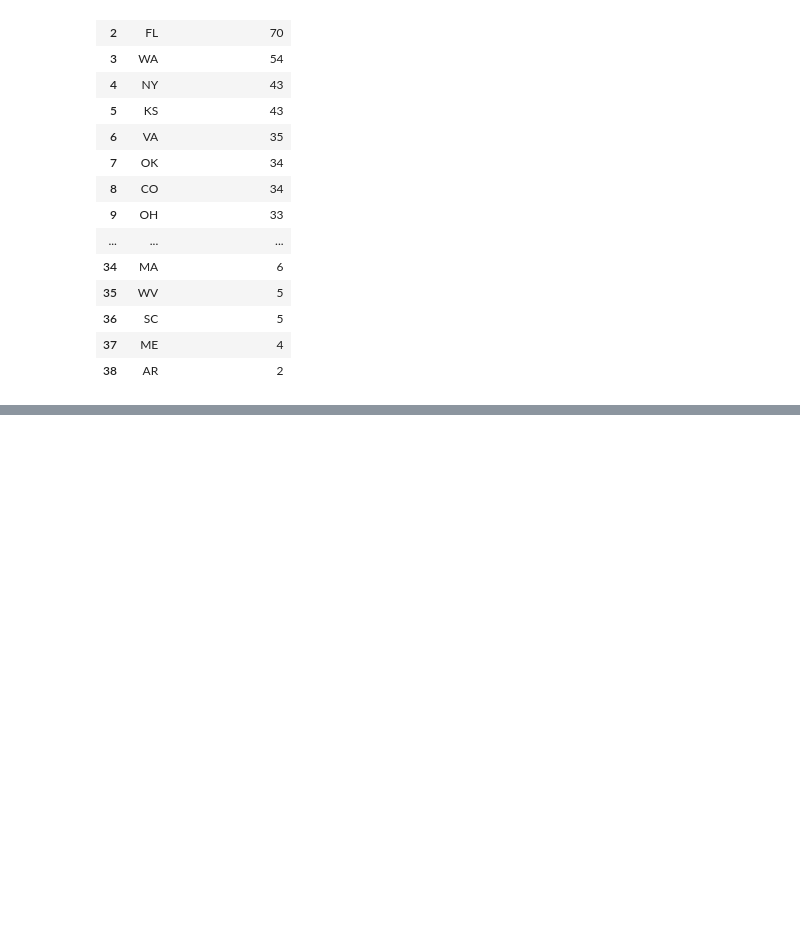
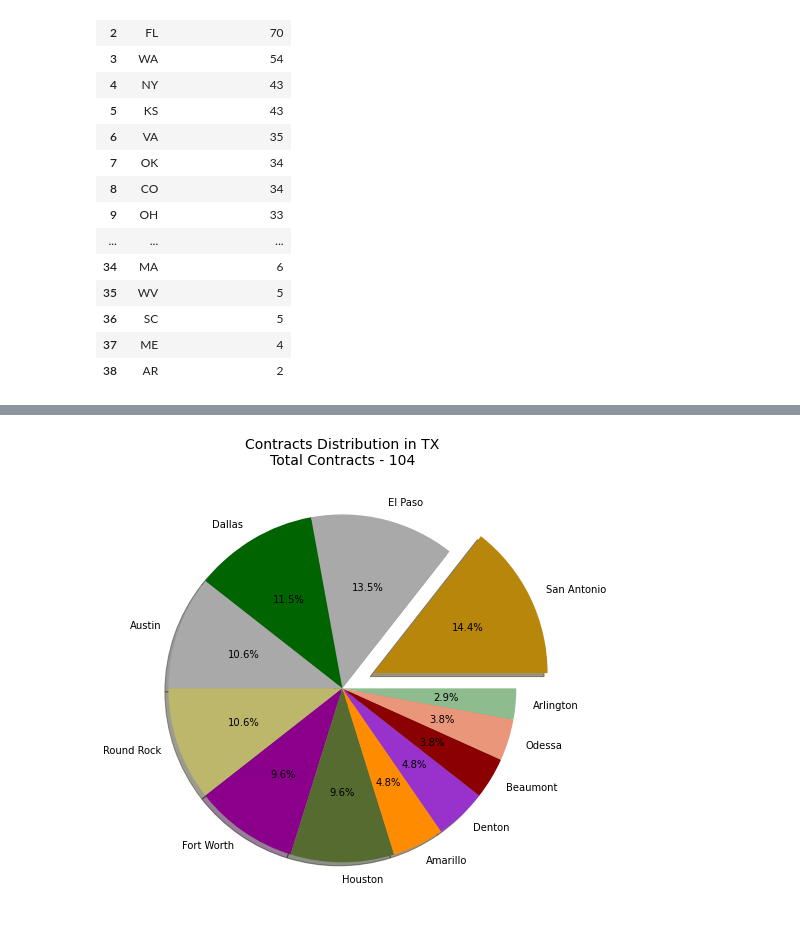
Before and after one commit to omd1005/consulting_analysis_vIsuals, a Jupyter notebook: Final.ipynb, the cells around one changed output, grey strips where cells are left out. Drawn from its saved outputs; the diff is of its cells as text; code cells hidden in the pictures; blank space fills up the shorter version.

```diff
--- a/Final.ipynb
+++ b/Final.ipynb
@@ -82,0 +87,20 @@ def visualise_all_states(N = 15):
+# %%
+def visualise_top_state(explore_city = state_contracts['State'][0]):
+    # identifying top state and further exploring its cities
+    topState_data = combined_data[combined_data['state'] == explore_city]
+    # calculating number of contracts per city
+    city_contracts = topState_data.groupby('city')['customer_id'].count().nlargest(len(combined_data['city'].unique())).reset_index().rename(columns = {'city':'City', 'customer_id':'Number of Contracts'})
+
+    # pie chart - visualise top cities
+    contracts_city = np.array(city_contracts['Number of Contracts'])
+    max_explode = ((contracts_city == max(contracts_city)).astype(int)/5).tolist()
+    pie_cols = [x for x,y in pltc.cnames.items()][23:23+len(contracts_city)]
+    plt.figure(figsize=(8,8))
+    plt.pie(contracts_city, labels=list(city_contracts['City']), autopct='%1.1f%%',
+            shadow=True, explode=max_explode, colors=pie_cols)
+    plt.title('Contracts Distribution in '+str(explore_city)+'\nTotal Contracts - '+str(sum(contracts_city)), fontsize=14)
+    plt.show()
+
+visualise_top_state(explore_city = 'TX')
+# %% [output]
+[figure, added]
```
Also changed, not shown: parts of 2 cells of this notebook.
